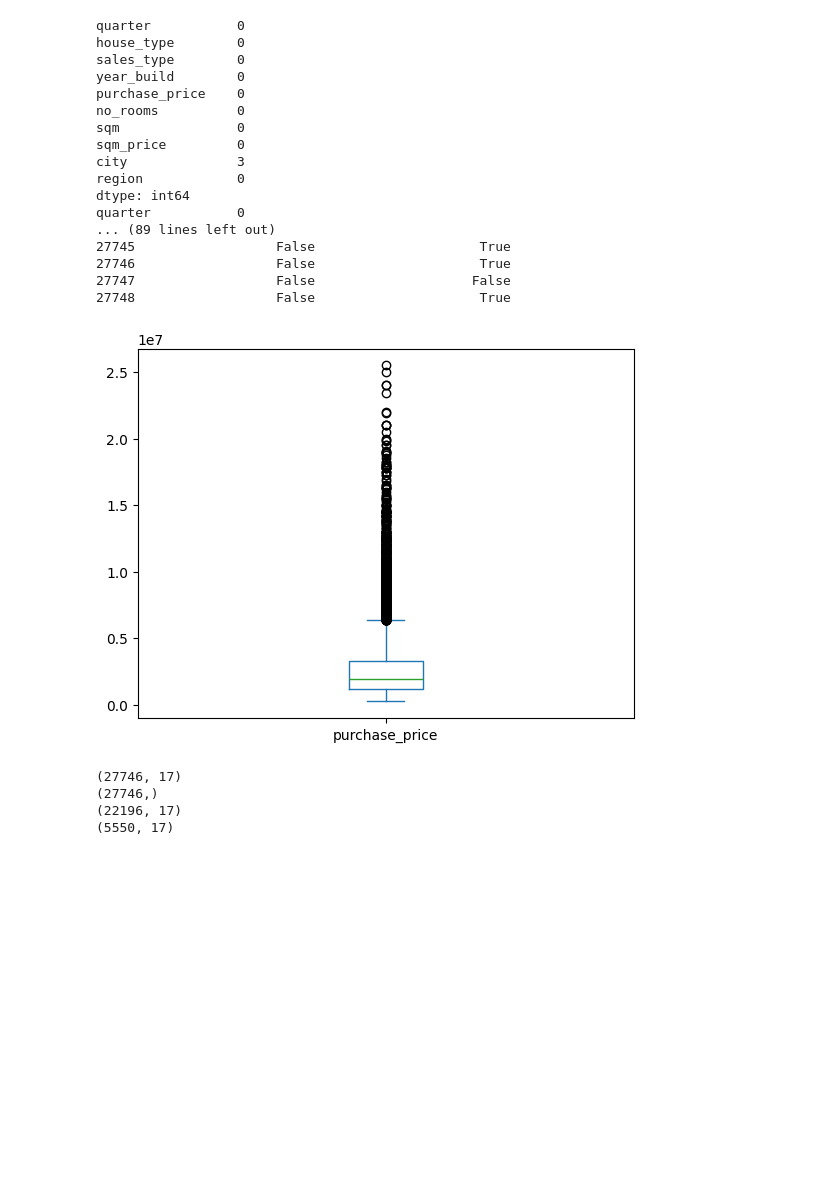
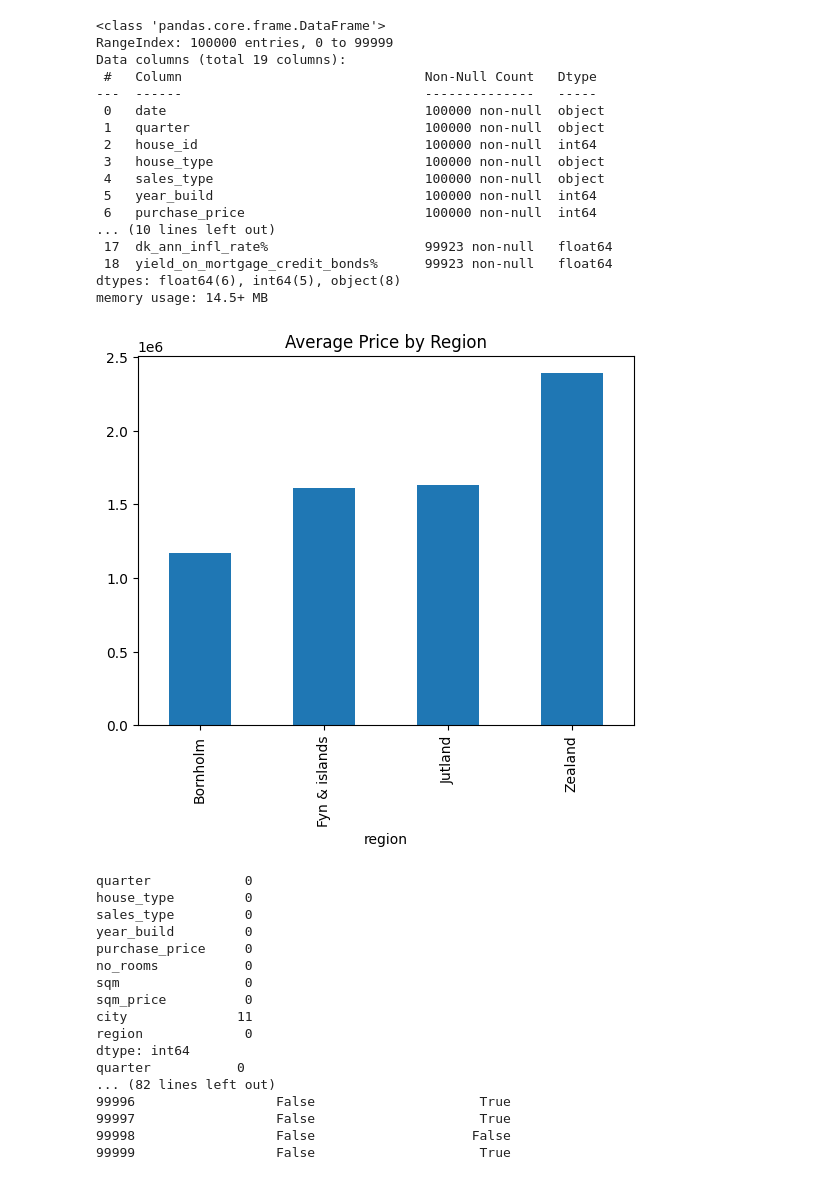
Before and after one commit to Men3mSabry07/ML-Capstone-Project-Team2M2A, a Jupyter notebook: notebooks/01_EDA_and_Preprocessing.ipynb, the cells around one changed output. Cells and saved outputs as stored; diff of their text form; code cells hidden in the pictures; blank space fills up the shorter version.

```diff
--- a/notebooks/01_EDA_and_Preprocessing.ipynb
+++ b/notebooks/01_EDA_and_Preprocessing.ipynb
@@ -4,8 +4,16 @@ from sklearn.model_selection import train_test_split
 from sklearn.preprocessing import StandardScaler
 import matplotlib.pyplot as plt
 # %%
+df = pd.read_csv("DKHousingPricesSample100k.csv",encoding="latin1")
 
-df = pd.read_csv("DKHousingPricesSample100k.csv",encoding="latin1")
+df.head()
+df.shape
+df.info()
+df.describe()
+
+df.groupby("region")["purchase_price"].mean().plot.bar()
+plt.title("Average Price by Region")
+plt.show()
 
 cols_to_drop = ["zip_code","address","house_id","date","%_change_between_offer_and_purchase","nom_interest_rate%","area","dk_ann_infl_rate%","yield_on_mortgage_credit_bonds%"]
 
@@ -39,53 +47,66 @@ df_encoded = pd.get_dummies(
     columns = catag_cols,
     drop_first = True
 )
 
 print(df_encoded.head())
 print(df_encoded.tail())
 
 df_encoded["purchase_price"].plot.box()
 plt.show()
 
-df_encoded.to_excel("housing_clean_final3.xlsx", index=False)
+df_encoded.to_excel("housing_encoding.xlsx", index=False)
 
 # Target
 Y = df_encoded["purchase_price"]
 
 # Features
 X = df_encoded.drop(columns=["purchase_price"])
 
 print(X.shape)
 print(Y.shape)
 
 X_train, X_test, Y_train, Y_test = train_test_split(X,Y,test_size=0.2,random_state=42)
 
 print(X_train.shape)
 print(X_test.shape)
 
 scaler = StandardScaler()
 
 X_train_scaled = scaler.fit_transform(X_train) # train on main & std to train
 X_test_scaled = scaler.transform(X_test) # same mean and std
 # %% [output]
-quarter           0
-house_type        0
-sales_type        0
-year_build        0
-purchase_price    0
-no_rooms          0
-sqm               0
-sqm_price         0
-city              3
-region            0
-dtype: int64
-quarter           0
-... (89 lines left out)
-27745                  False                     True
-27746                  False                     True
-27747                  False                    False
-27748                  False                     True
+<class 'pandas.core.frame.DataFrame'>
+RangeIndex: 100000 entries, 0 to 99999
+Data columns (total 19 columns):
+ #   Column                               Non-Null Count   Dtype
+---  ------                               --------------   -----
+ 0   date                                 100000 non-null  object
+ 1   quarter                              100000 non-null  object
+ 2   house_id                             100000 non-null  int64
+ 3   house_type                           100000 non-null  object
+ 4   sales_type                           100000 non-null  object
+ 5   year_build                           100000 non-null  int64
+ 6   purchase_price                       100000 non-null  int64
+... (10 lines left out)
+ 17  dk_ann_infl_rate%                    99923 non-null   float64
+ 18  yield_on_mortgage_credit_bonds%      99923 non-null   float64
+dtypes: float64(6), int64(5), object(8)
+memory usage: 14.5+ MB
-[figure, old version]
+[figure, new version]
-(27746, 17)
-(27746,)
-(22196, 17)
-(5550, 17)
+quarter            0
+house_type         0
+sales_type         0
+year_build         0
+purchase_price     0
+no_rooms           0
+sqm                0
+sqm_price          0
+city              11
+region             0
+dtype: int64
+quarter           0
+... (82 lines left out)
+99996                  False                     True
+99997                  False                     True
+99998                  False                    False
+99999                  False                     True
```
Also changed, not shown: parts of 1 cell of this notebook.
